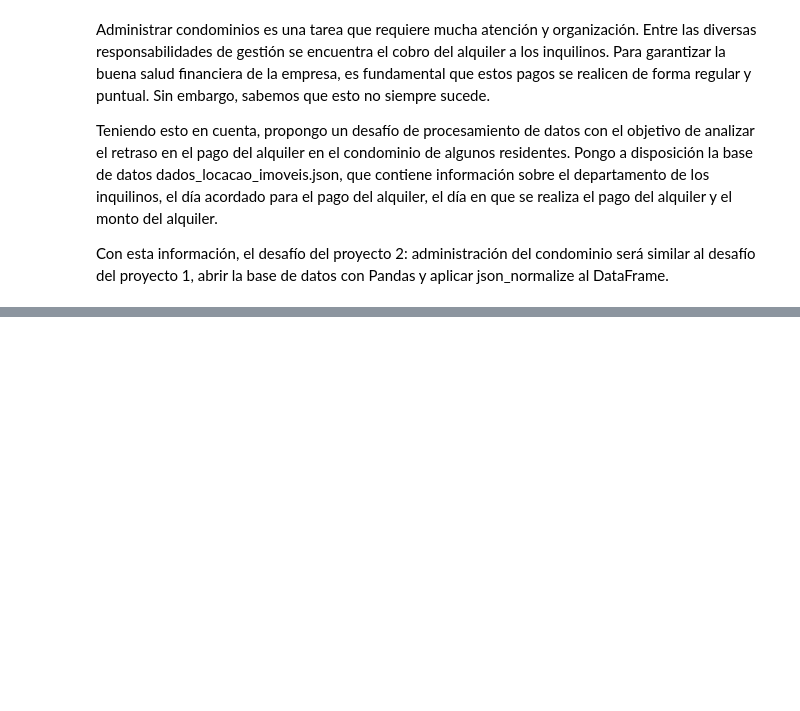
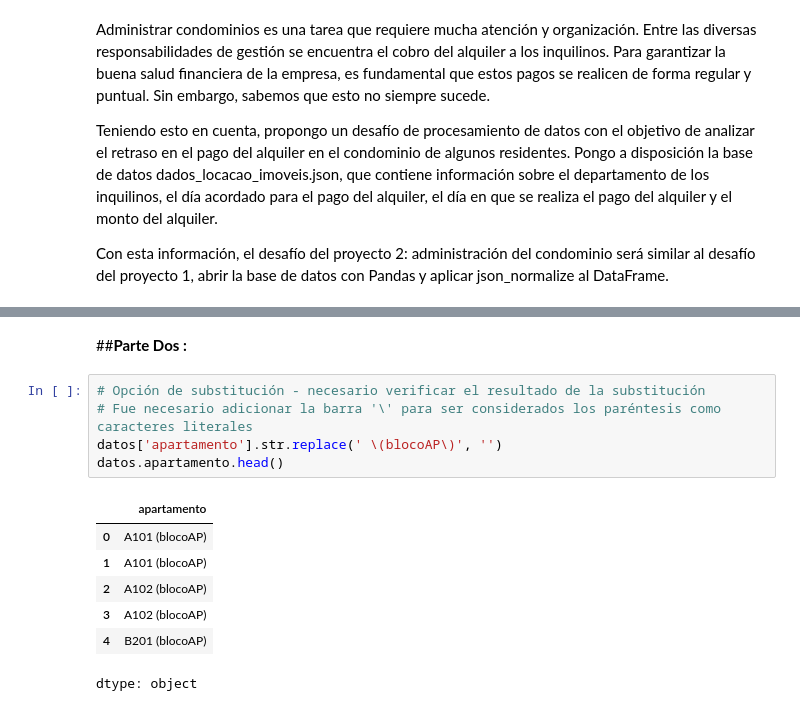
Before and after one commit to AngelTroncoso/Data_Science, a Jupyter notebook: 8_Proyecto_2.ipynb, the cells around one changed output, grey strips where cells are left out. Cells and saved outputs as stored; diff of their text form; blank space fills up the shorter version.

```diff
--- a/8_Proyecto_2.ipynb
+++ b/8_Proyecto_2.ipynb
@@ -47,0 +131,15 @@ datos.info()
+# %% [markdown]
+##**Parte Dos :**
+# %%
+# Opción de substitución - necesario verificar el resultado de la substitución
+# Fue necesario adicionar la barra '\' para ser considerados los paréntesis como caracteres literales
+datos['apartamento'].str.replace(' \(blocoAP\)', '')
+datos.apartamento.head()
+# %% [output]
+|  | apartamento |
+| 0 | A101 (blocoAP) |
+| 1 | A101 (blocoAP) |
+| 2 | A102 (blocoAP) |
+| 3 | A102 (blocoAP) |
+| 4 | B201 (blocoAP) |
+dtype: object
```
Also changed, not shown: parts of 7 cells of this notebook.
